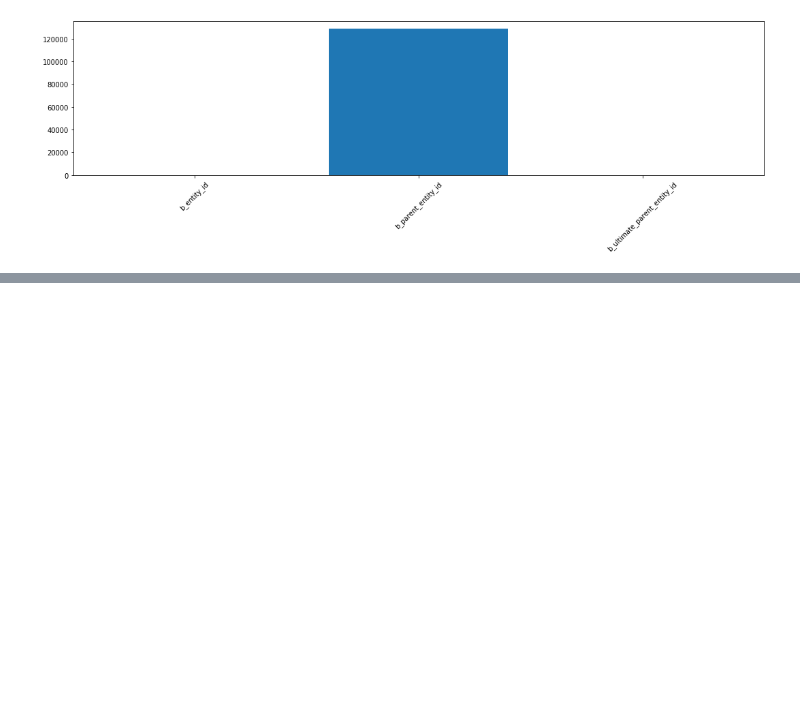
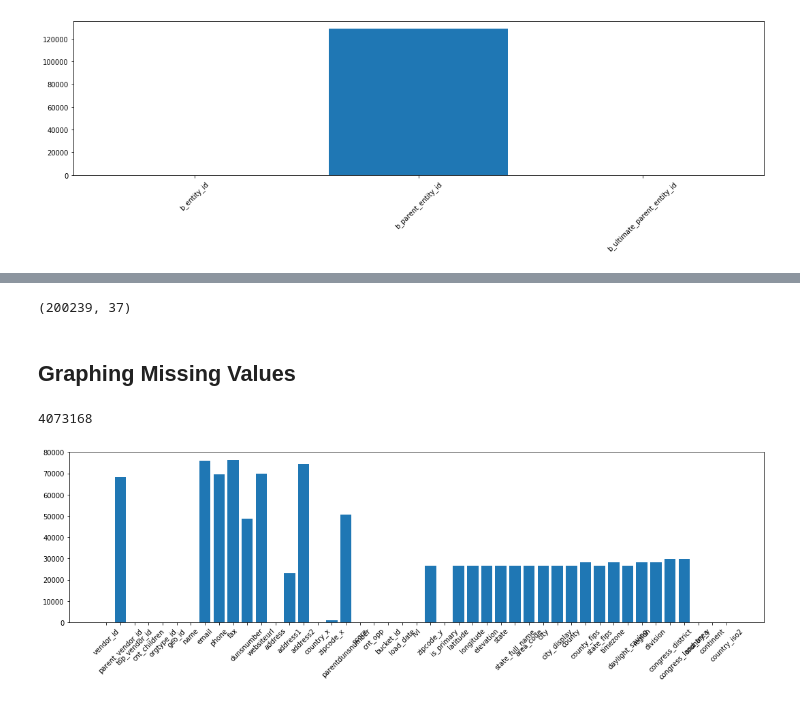
Before and after one commit to jeffersonzaki/Govini, a Jupyter notebook: Untitled.ipynb, the cells around one changed output, grey strips where cells are left out. Saved outputs shown, nothing was run; the diff lists cells and outputs as text; code cells hidden in the pictures; blank space fills up the shorter version.

```diff
--- a/Untitled.ipynb
+++ b/Untitled.ipynb
@@ -614,0 +427,22 @@ a_geo_clean = a_geo_csv.drop(columns=["latitude", "lon"])
+# %%
+b_company_all.shape
+# %% [output]
+(200239, 37)
+# %% [markdown]
+## Graphing Missing Values
+# %%
+b_company_all.isna().sum().sum()
+# %% [output]
+4073168
+# %%
+# Creating a bar plot
+
+fig, ax = plt.subplots(figsize=(15, 5))
+
+x = a_company_all.isna().sum().index  # Retrieving column name with missing values
+y = a_company_all.isna().sum()  # Number of values missing
+ax.bar(x=x, height=y)
+ax.set_xticklabels(x, rotation = 45)
+plt.tight_layout();
+# %% [output]
+[figure, added]
```
Also changed, not shown: parts of 60 cells of this notebook.
